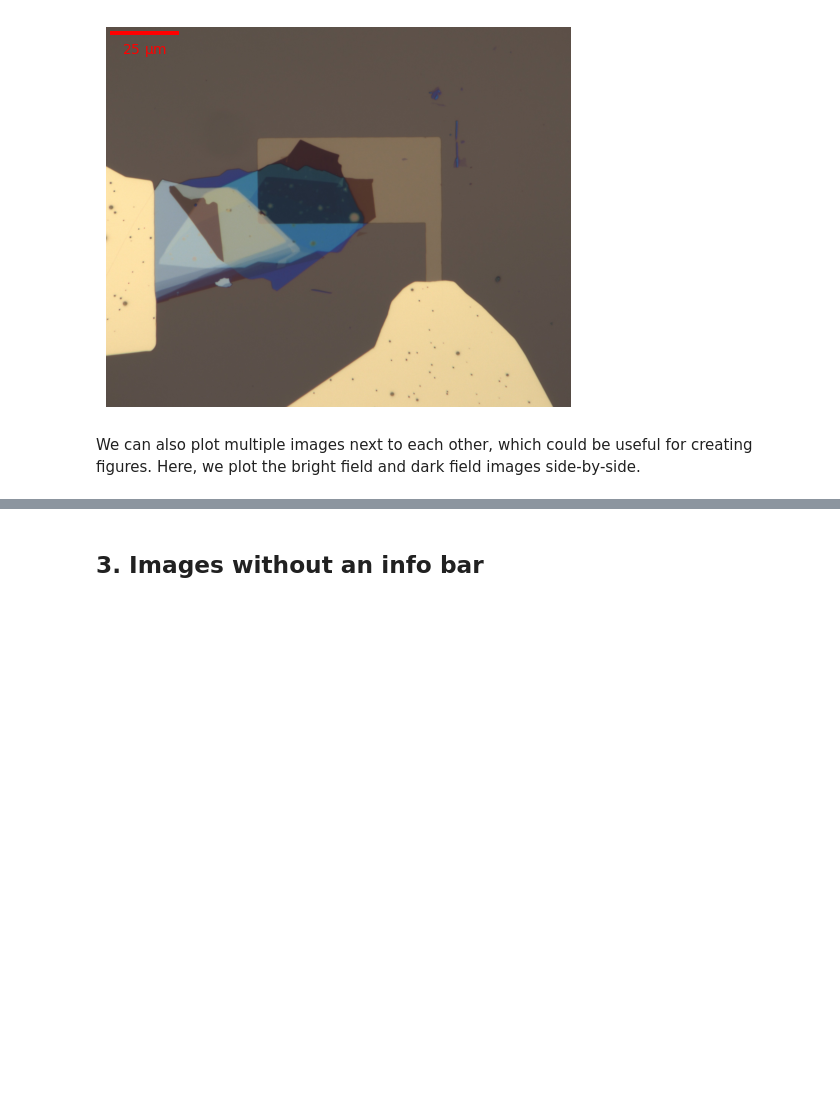
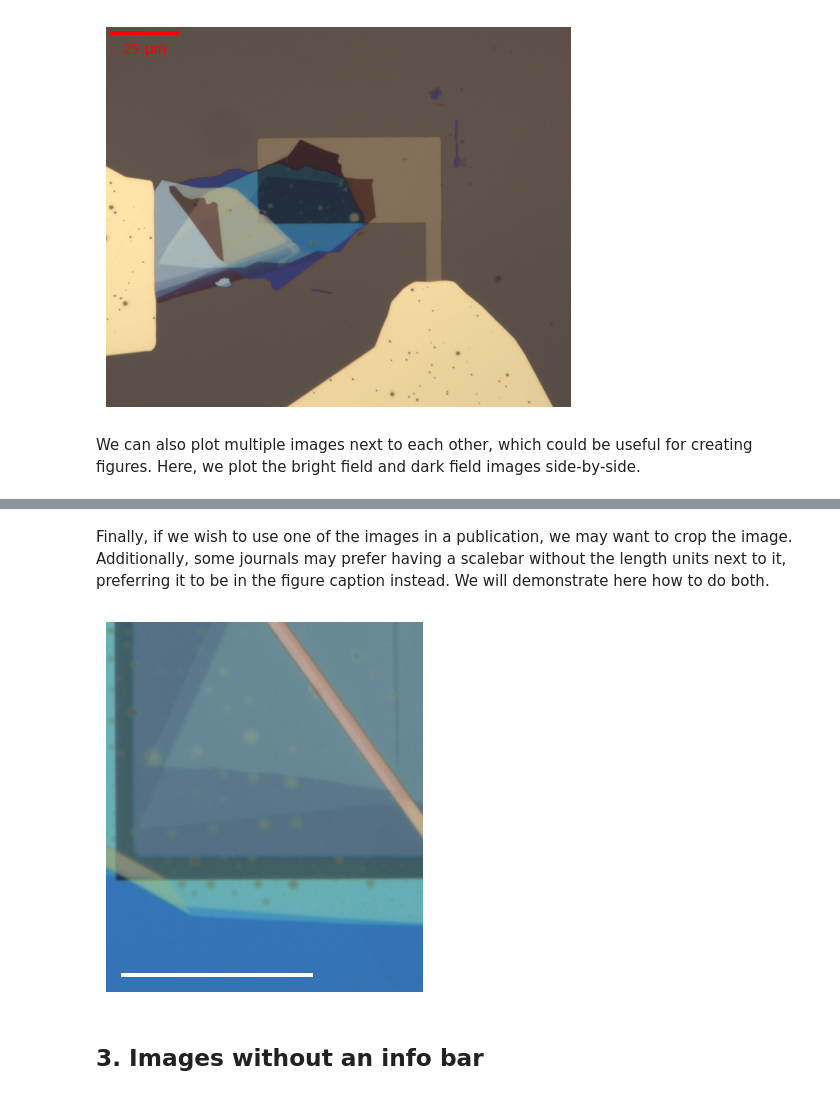
Before and after one commit to brandonlokesy/leman, a Jupyter notebook: examples/example_micrograph.ipynb, the cells around one changed output, grey strips where cells are left out. Cells and saved outputs as stored; diff of their text form; code cells hidden in the pictures; blank space fills up the shorter version.

```diff
--- a/examples/example_micrograph.ipynb
+++ b/examples/example_micrograph.ipynb
@@ -153,3 +152,19 @@ fig.tight_layout()
+# %% [markdown]
+Finally, if we wish to use one of the images in a publication, we may want to crop the image. Additionally, some journals may prefer having a scalebar without the length units next to it, preferring it to be in the figure caption instead. We will demonstrate here how to do both.
+# %%
+fig, ax = plt.subplots()
+fig, ax, im, sb = lm.plotting.plot_micrograph(micrograph_arr[0],
+                                              ax=ax,
+                                              fixed_value=25,
+                                              scale_loc='none',
+                                              crop=(slice(800,1500), slice(300,900)),  # alternatively, np.s_[50:1000,50:1000]
+                                              box_alpha=0,
+                                              location="lower left",
+                                              color='white',
+                                              pad=1
+                                              )
+# %% [output]
+[figure, added]
 # %% [markdown]
 ## 3. Images without an info bar
 # %% [markdown]
```
Also changed, not shown: parts of 2 cells of this notebook.
